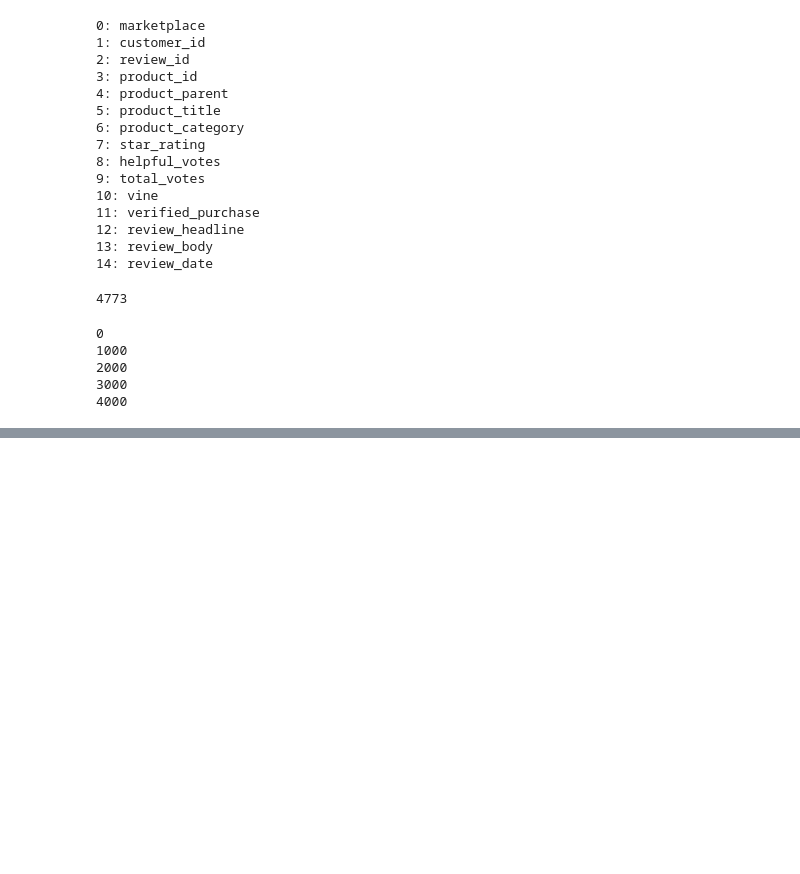
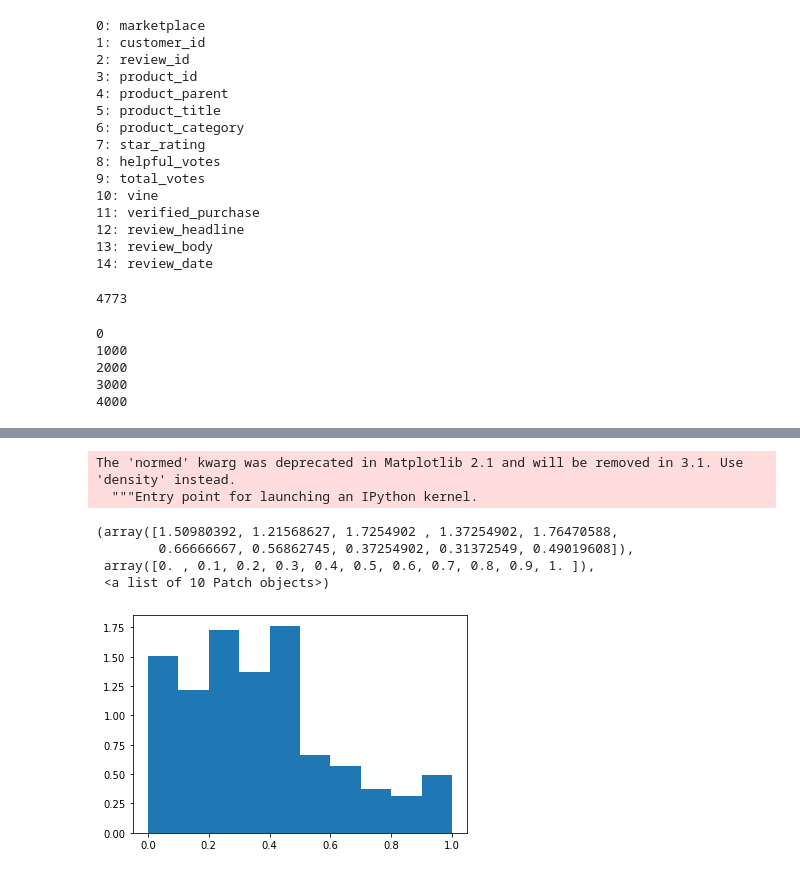
Before and after one commit to NathanLaird/Amazon_Books, a Jupyter notebook: Pipeline_Test.ipynb, the cells around one changed output, grey strips where cells are left out. Drawn from its saved outputs; the diff is of its cells as text; code cells hidden in the pictures; blank space fills up the shorter version.

```diff
--- a/Pipeline_Test.ipynb
+++ b/Pipeline_Test.ipynb
@@ -83,0 +121,10 @@ sum(Test_Y) / len(Test_Y)
+# %%
+plt.hist(Test_X[Test_X['correct']==False]['help_score'],bins=10,normed=True)
+# %% [output]
+The 'normed' kwarg was deprecated in Matplotlib 2.1 and will be removed in 3.1. Use 'density' instead.
+  """Entry point for launching an IPython kernel.
+(array([1.50980392, 1.21568627, 1.7254902 , 1.37254902, 1.76470588,
+        0.66666667, 0.56862745, 0.37254902, 0.31372549, 0.49019608]),
+ array([0. , 0.1, 0.2, 0.3, 0.4, 0.5, 0.6, 0.7, 0.8, 0.9, 1. ]),
+ <a list of 10 Patch objects>)
+[figure, added]
```
Also changed, not shown: parts of 14 cells of this notebook, 4 other files.
